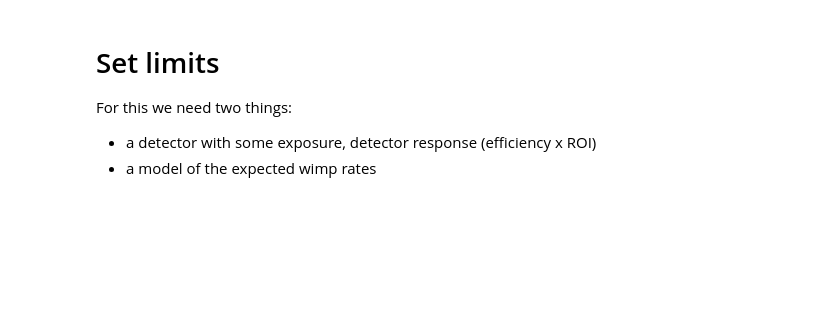
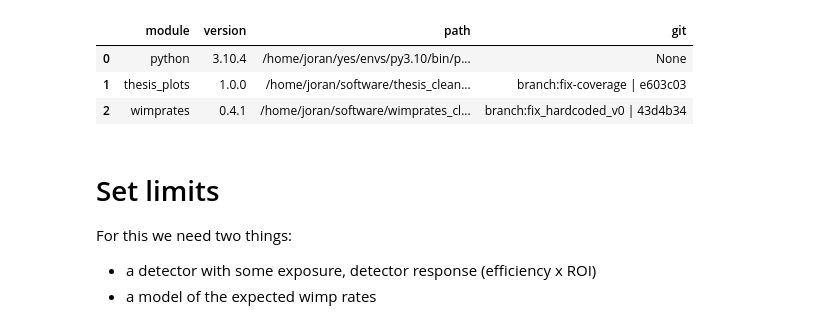
Before and after one commit to XAMS-nikhef/thesis_plots, a Jupyter notebook: notebooks/limits.ipynb, the cells around one changed output. Drawn from its saved outputs; the diff is of its cells as text; code cells hidden in the pictures; blank space fills up the shorter version.

```diff
--- a/notebooks/limits.ipynb
+++ b/notebooks/limits.ipynb
@@ -1,17 +1,27 @@
 # %%
 import scipy.stats
 import numpy as np
 import matplotlib.pyplot as plt
 import pandas as pd
 import wimprates
 import os
 
 import thesis_plots
 from thesis_plots import mathrm
 from thesis_plots.recoil_rates import nu, LimitSetter, LZ
 
 # Make plots in preferred style using latex, but can safely be disabled
 thesis_plots.setup_plt()
+thesis_plots.print_versions(
+    'thesis_plots wimprates'.split(),
+    return_string=False,
+    print_output=False,
+    )
+# %% [output]
+|  | module | version | path | git |
+| 0 | python | 3.10.4 | /home/joran/yes/envs/py3.10/bin/p... | None |
+| 1 | thesis_plots | 1.0.0 | /home/joran/software/thesis_clean... | branch:fix-coverage | e603c03 |
+| 2 | wimprates | 0.4.1 | /home/joran/software/wimprates_cl... | branch:fix_hardcoded_v0 | 43d4b34 |
 # %% [markdown]
 # Set limits
 For this we need two things:
```
Also changed, not shown: parts of 11 cells of this notebook, 20 other files.
